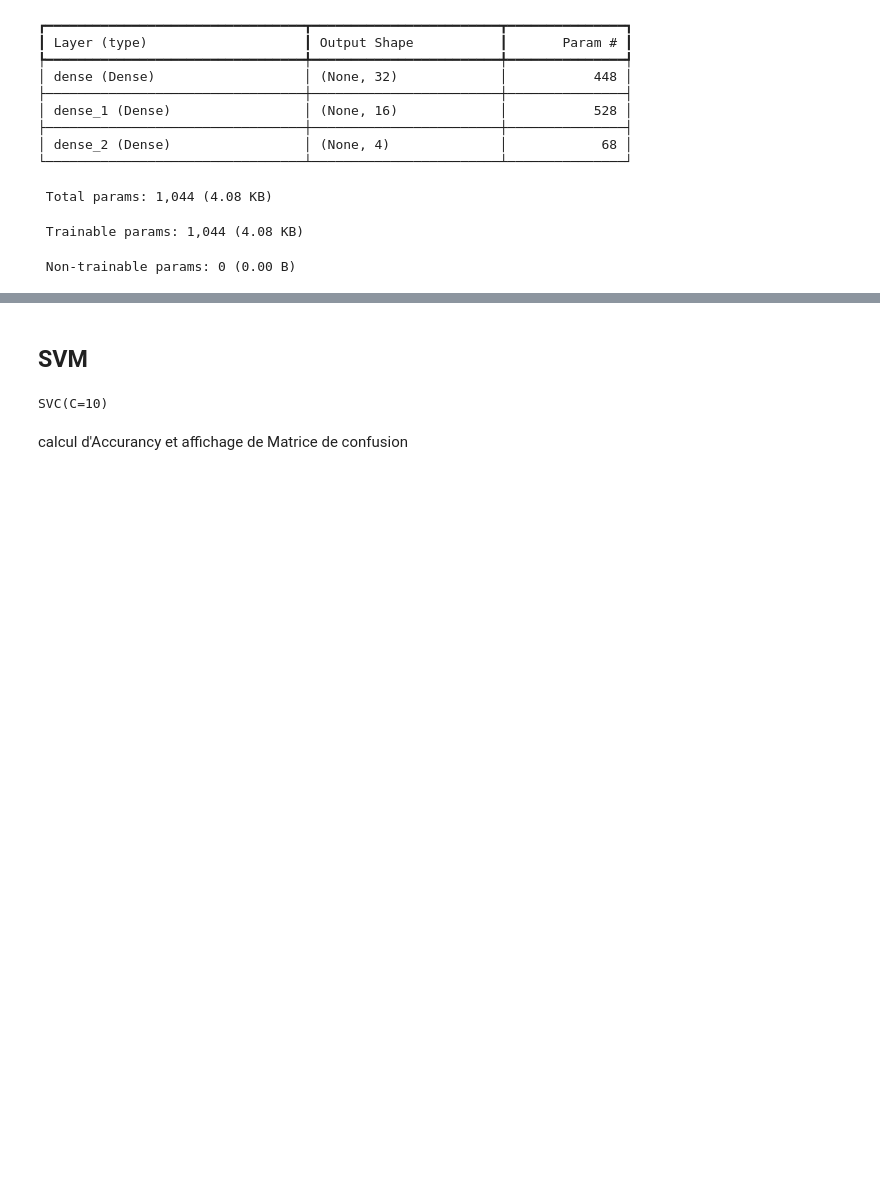
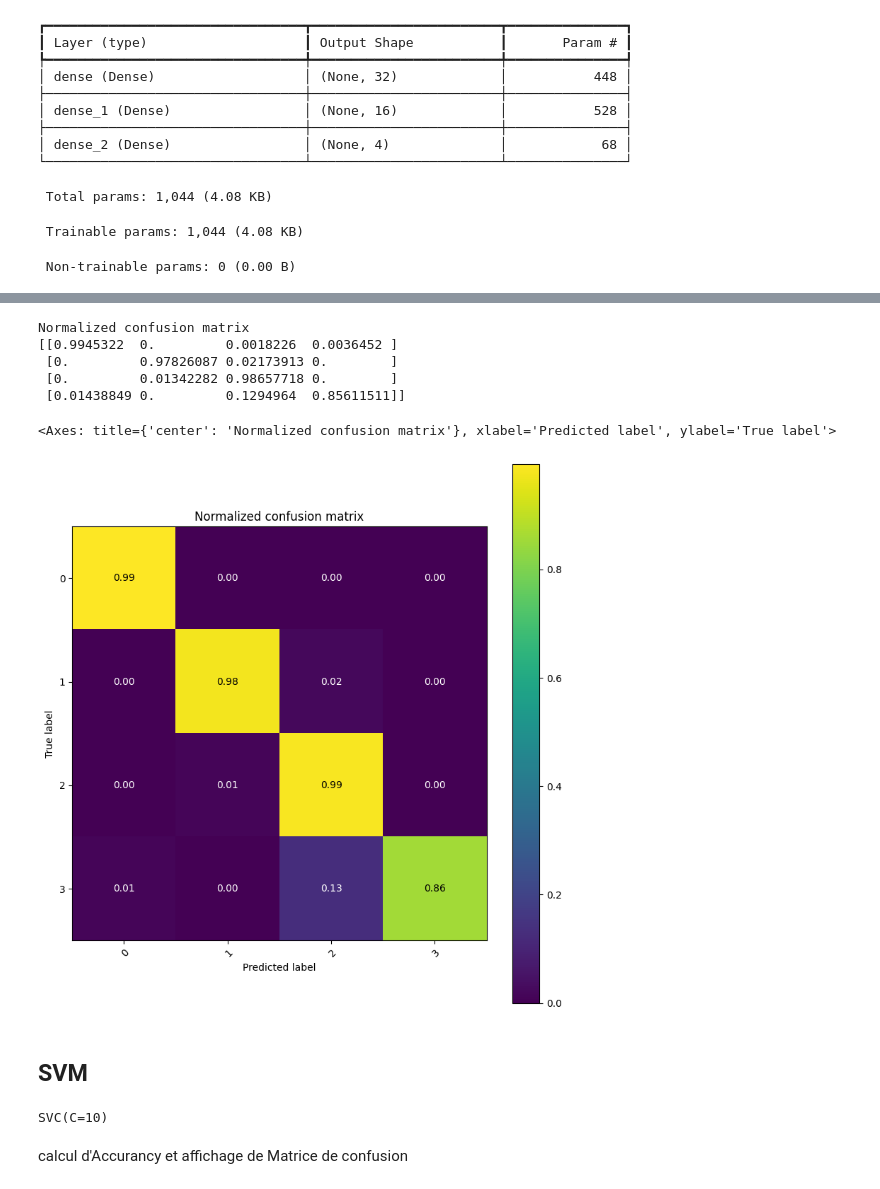
Before and after one commit to valentinedum/room_occupancy_estimation, a Jupyter notebook: notebooks/exploration.ipynb, the cells around one changed output, grey strips where cells are left out. Saved outputs shown, nothing was run; the diff lists cells and outputs as text; code cells hidden in the pictures; blank space fills up the shorter version.

```diff
--- a/notebooks/exploration.ipynb
+++ b/notebooks/exploration.ipynb
@@ -897,0 +932,6 @@ Restoring model weights from the end of the best epoch: 38.
+# %%
+nn_file = "room_occupancy_nn.keras"
+model = load_model(nn_file)
+# %%
+y_proba = model.predict(X_test)
+print( 'y_proba\n', y_proba)
@@ -898,3 +948,14 @@ Restoring model weights from the end of the best epoch: 38.
+# %%
+pred_label = np.argmax(y_proba,axis=1)
+plot_conf_mat(y_test, pred_label ,class_names=np.array(sorted(set(y_test))))
+# %% [output]
+Normalized confusion matrix
+[[0.9945322  0.         0.0018226  0.0036452 ]
+ [0.         0.97826087 0.02173913 0.        ]
+ [0.         0.01342282 0.98657718 0.        ]
+ [0.01438849 0.         0.1294964  0.85611511]]
+<Axes: title={'center': 'Normalized confusion matrix'}, xlabel='Predicted label', ylabel='True label'>
+[figure, added]
 # %% [markdown]
 ## SVM
 # %%
```
Also changed, not shown: parts of 12 cells of this notebook.
